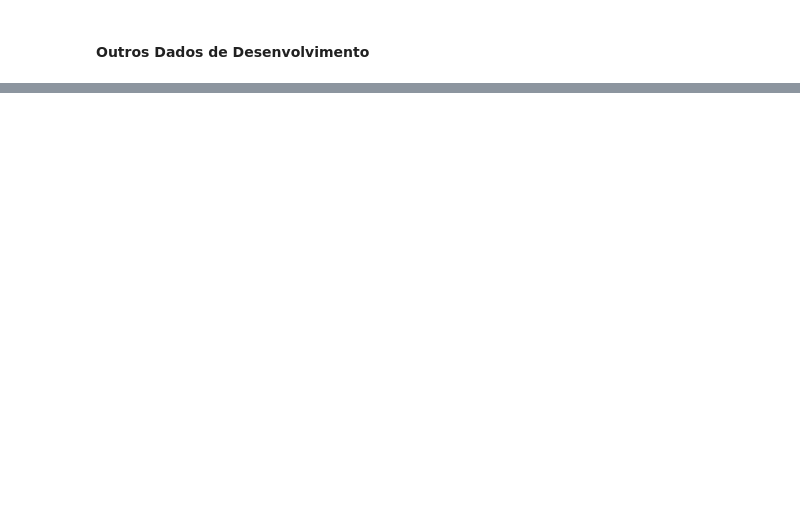
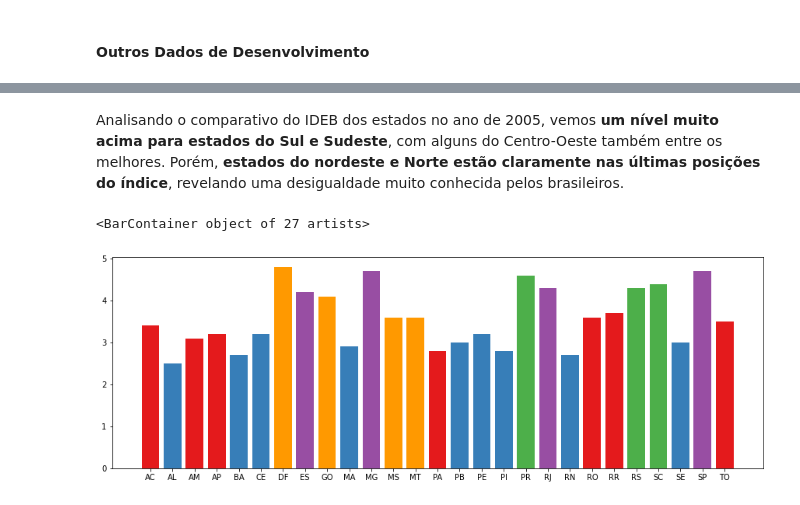
Before and after one commit to viniciuslettieri/analytica, a Jupyter notebook: Educacao_Brasileira/educacao_brasileira.ipynb, the cells around one changed output, grey strips where cells are left out. Saved outputs shown, nothing was run; the diff lists cells and outputs as text; code cells hidden in the pictures; blank space fills up the shorter version.

Commit message:
Adicionando comparativo de idebs

```diff
--- a/Educacao_Brasileira/educacao_brasileira.ipynb
+++ b/Educacao_Brasileira/educacao_brasileira.ipynb
@@ -39,0 +71,8 @@ df_ideb.head()
+# %%
+estado2regiao = {'AC':'Norte', 'AL':'Nordeste', 'AM':'Norte', 'AP':'Norte', 'BA':'Nordeste', 'CE':'Nordeste', 'DF':'Centro-Oeste', 'ES':'Sudeste', 'GO':'Centro-Oeste', 'MA':'Nordeste', 'MG':'Sudeste','MS':'Centro-Oeste', 'MT':'Centro-Oeste', 'PA':'Norte', 'PB':'Nordeste', 'PE':'Nordeste', 'PI':'Nordeste', 'PR':'Sul', 'RJ':'Sudeste', 'RN':'Nordeste', 'RO':'Norte', 'RR':'Norte', 'RS':'Sul', 'SC':'Sul', 'SE':'Nordeste', 'SP':'Sudeste', 'TO':'Norte'}
+# %%
+regiao2cor = {'Norte':'#e41a1c', 'Nordeste':'#377eb8', 'Sul':'#4daf4a', 'Sudeste':'#984ea3', 'Centro-Oeste':'#ff9900'}
+# %%
+estado2cor = {}
+for k in unidades_federativas:
+    estado2cor[k] = regiao2cor[estado2regiao[k]]
@@ -39,0 +81,3 @@ df_ideb.head()
+# %%
+df_ideb_indice = df_ideb.set_index(['estado_abrev','rede','ensino','anos_escolares', 'ano']).sort_index()['ideb']
+df_ideb_indice.head()
@@ -39,0 +92,14 @@ df_ideb.head()
+# %% [markdown]
+Analisando o comparativo do IDEB dos estados no ano de 2005, vemos **um nível muito acima para estados do Sul e Sudeste**, com alguns do Centro-Oeste também entre os melhores. Porém, **estados do nordeste e Norte estão claramente nas últimas posições do índice**, revelando uma desigualdade muito conhecida pelos brasileiros.
+# %%
+plt.figure(figsize=(15, 5))
+
+ideb2005 = []
+for uf in unidades_federativas:
+    dados = df_ideb_indice[uf]['total']['fundamental']['iniciais (1-5)']
+    ideb2005.append(dados[2005])
+
+plt.bar(unidades_federativas, ideb2005, color=[estado2cor[k] for k in unidades_federativas])
+# %% [output]
+<BarContainer object of 27 artists>
+[figure, added]
```
Also changed, not shown: parts of 33 cells of this notebook.
